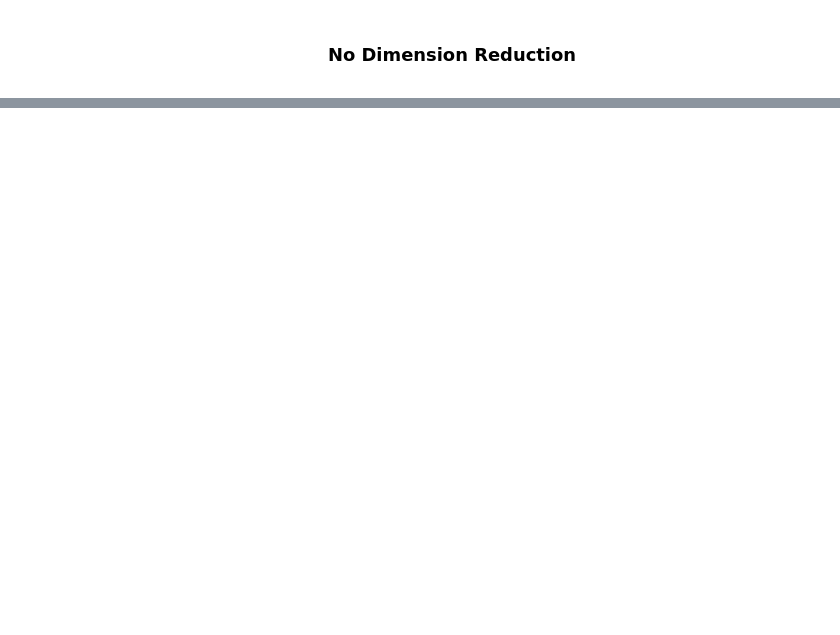
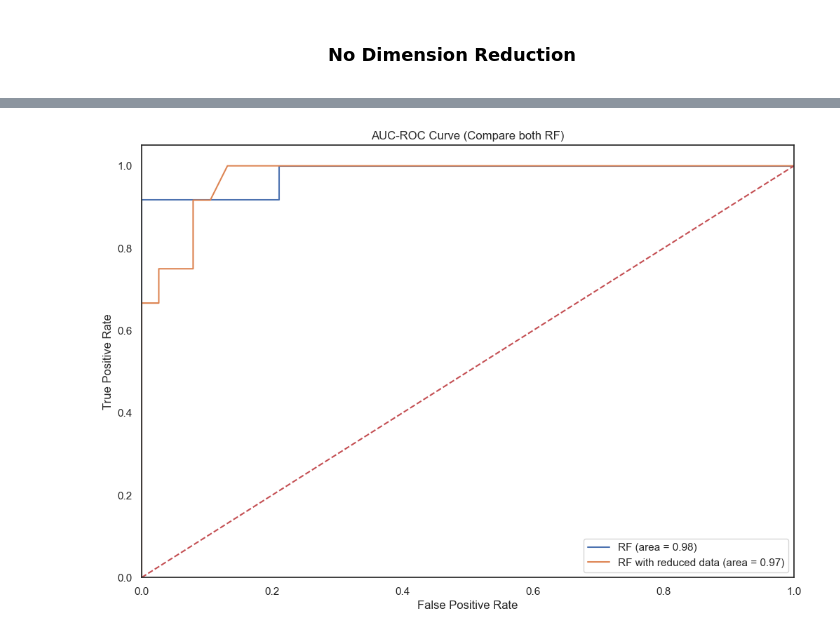
Before and after one commit to APS301123/TryingMetabolomicData, a Jupyter notebook: TryMetabolomicsData/Code/TryMetaData.ipynb, the cells around one changed output, grey strips where cells are left out. Drawn from its saved outputs; the diff is of its cells as text; code cells hidden in the pictures; blank space fills up the shorter version.

```diff
--- a/TryMetabolomicsData/Code/TryMetaData.ipynb
+++ b/TryMetabolomicsData/Code/TryMetaData.ipynb
@@ -246,0 +291,19 @@ print({"Accuracy": accuracy,"Precision": precision,"Recall_score": recall, "F1_s
+# %%
+#figure size
+plt.figure(figsize=(12,8))
+
+#add random forest
+plt.plot(fpr_rf, tpr_rf, label='RF (area = %0.2f)' % rf_roc_auc)
+plt.plot(fpr_rf_reduced, tpr_rf_reduced, label='RF with reduced data (area = %0.2f)' % rf_reduced_roc_auc)
+
+plt.plot([0, 1], [0, 1],'r--')
+plt.xlim([0.0, 1.0])
+plt.ylim([0.0, 1.05])
+plt.xlabel('False Positive Rate')
+plt.ylabel('True Positive Rate')
+plt.title('AUC-ROC Curve (Compare both RF)')
+plt.legend(loc="lower right")
+plt.savefig('AUC-ROC-2')
+plt.show()
+# %% [output]
+[figure, added]
```
Also changed, not shown: parts of 16 cells of this notebook.
